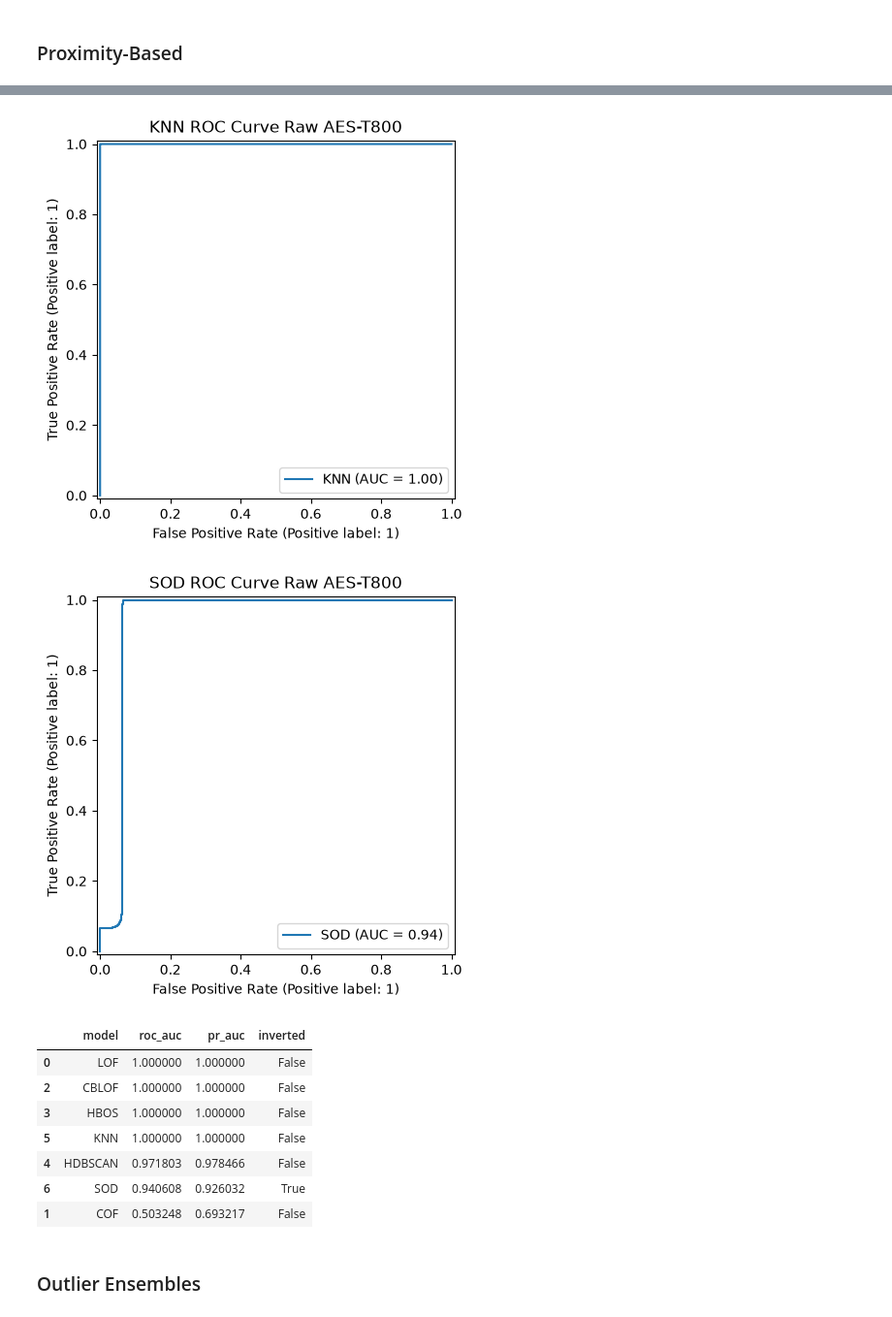
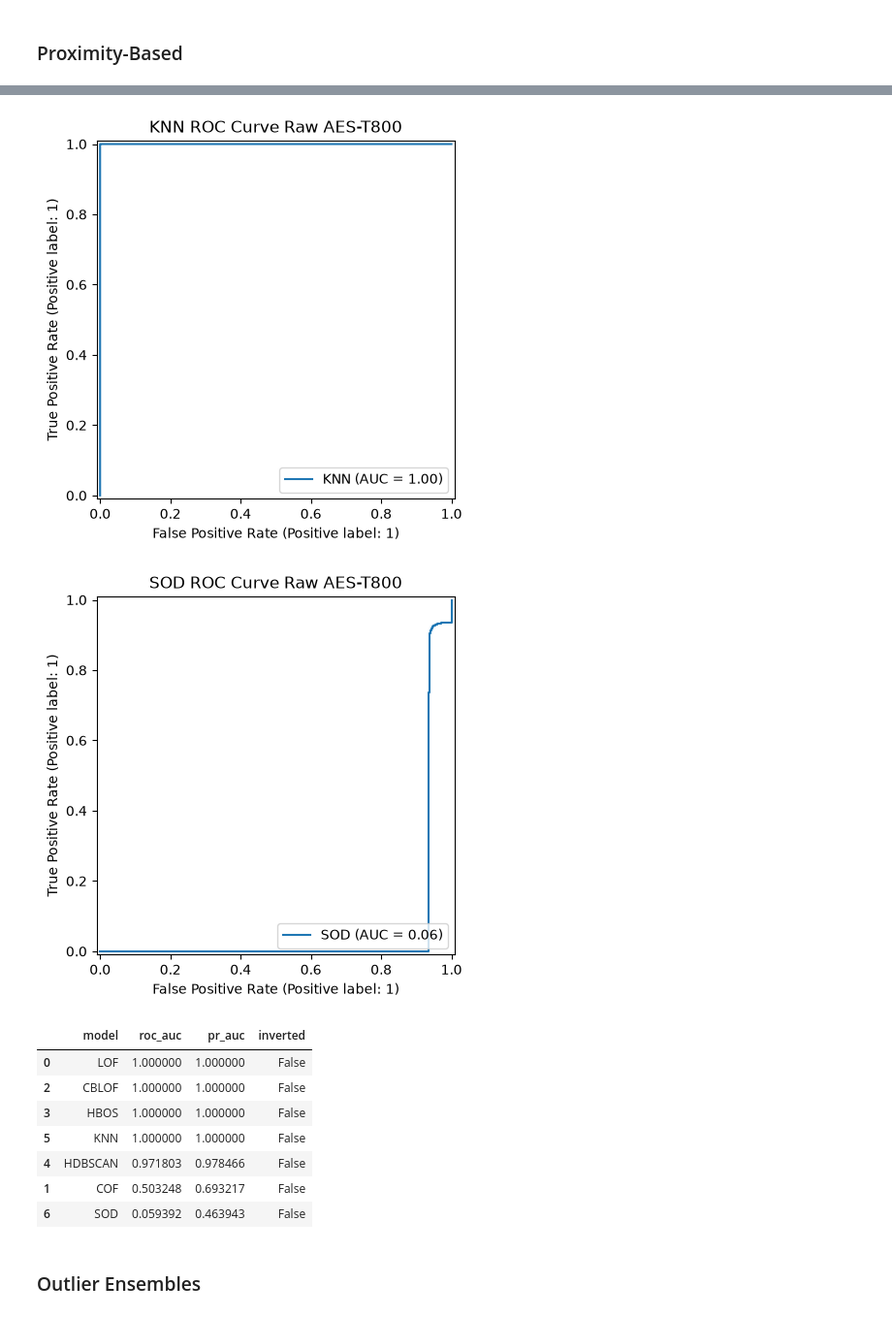
Before and after one commit to ericnmt/htd-benchmarking, a Jupyter notebook: notebooks/T800-HT-ML-RAW-Pipeline.ipynb, the cells around one changed output, grey strips where cells are left out. Shown at 97% size. Cells and saved outputs as stored; diff of their text form; code cells hidden in the pictures.

```diff
--- a/notebooks/T800-HT-ML-RAW-Pipeline.ipynb
+++ b/notebooks/T800-HT-ML-RAW-Pipeline.ipynb
@@ -344,16 +217,0 @@ At this step, we encode all the splits using the pre-trained autoencoder. This w
-# %%
-model.eval() # Switch from training to inference
-with torch.no_grad():
-  # Encode latent space - training split
-  Z_train = model.encoder(train_t.to(device)).cpu().numpy()
-  np.save(f"{T800_ENCODINGS}Z_train.npy", Z_train)
-  # Encode latent space - test normal split
-  Z_test_norm = model.encoder(torch.tensor(test_norm_s, dtype=torch.float32).to
-  (device)).cpu().numpy()
-  np.save(f"{T800_ENCODINGS}Z_test_norm.npy", Z_test_norm)
-  # Encode latent space - test anomalous split
-  Z_test_anom = model.encoder(torch.tensor(test_anom_s, dtype=torch.float32).to(device)).cpu().numpy()
-  np.save(f"{T800_ENCODINGS}Z_test_anom.npy", Z_test_anom)
-  torch.save(model.state_dict(), "ae_seed0.pt")
-
-print(Z_train.shape)
@@ -362,10 +218,3 @@ print(Z_train.shape)
-# %%
-# Fit latent space vectors
-z_scaler = StandardScaler().fit(Z_train)
-
-Z_train = z_scaler.transform(Z_train)
-Z_test_norm = z_scaler.transform(Z_test_norm)
-Z_test_anom = z_scaler.transform(Z_test_anom)
 # %% [markdown]
 ### Fit and Detect with ECOD
 [Empirical Cumulative disribution-based Outlier Detection](https://pyod.readthedocs.io/en/latest/pyod.models.tabular.html#module-pyod.models.ecod) is a parameter free outlier detection algorithm based on empirical CDF functions.Here, we analyze the model's performance using ROC-AUC and Precision-Recall AUC (PR-AUC) scores. NOTE that score values were negated due to ECOD's native output requiring a sign correction.
@@ -623,43 +472,43 @@ import pandas as pd
 # "name": (lambda: classifier(), Invert(T/F))
 detectors = {
     # Proximity-Baed
     "LOF": (lambda: LOF(), False),
     "COF": (lambda: COF(), False),
     "CBLOF": (lambda: CBLOF(random_state=SEED), False),
     #"LOCI": (lambda: LOCI(), False), OMITTED - Timeout on every run
     "HBOS": (lambda: HBOS(), False),
     "HDBSCAN": (lambda: HDBSCAN(), False),
     "KNN": (lambda: KNN(), False),
-    "SOD": (lambda: SOD(), True),
+    "SOD": (lambda: SOD(), False),
     # "ROD": (lambda: ROD(), False) OMITTED - Memory overflow
 }
 
 results = [
     evaluate_detector(name, make, train_s, test_norm_s, test_anom_s, invert=inv)
     for name, (make, inv) in detectors.items()
 ]
 
 # results.append(compute_metrics("AE recon error", mse_norm, mse_anom))
 
 results_df = pd.DataFrame(results).sort_values("roc_auc", ascending=False)
 results_df.to_csv(f"{T800_DFS}04_proximity_based_results.csv", index=True)
 display(results_df)
 # %% [output]
 [figure]
 [figure]
 [figure]
 [figure]
 [figure]
 [figure]
-[figure, old version]
+[figure, new version]
 |  | model | roc_auc | pr_auc | inverted |
 | 0 | LOF | 1.000000 | 1.000000 | False |
 | 2 | CBLOF | 1.000000 | 1.000000 | False |
 | 3 | HBOS | 1.000000 | 1.000000 | False |
 | 5 | KNN | 1.000000 | 1.000000 | False |
 | 4 | HDBSCAN | 0.971803 | 0.978466 | False |
-| 6 | SOD | 0.940608 | 0.926032 | True |
 | 1 | COF | 0.503248 | 0.693217 | False |
+| 6 | SOD | 0.059392 | 0.463943 | False |
 # %% [markdown]
 ### Outlier Ensembles
 # %%
```
Also changed, not shown: parts of 9 cells of this notebook.
